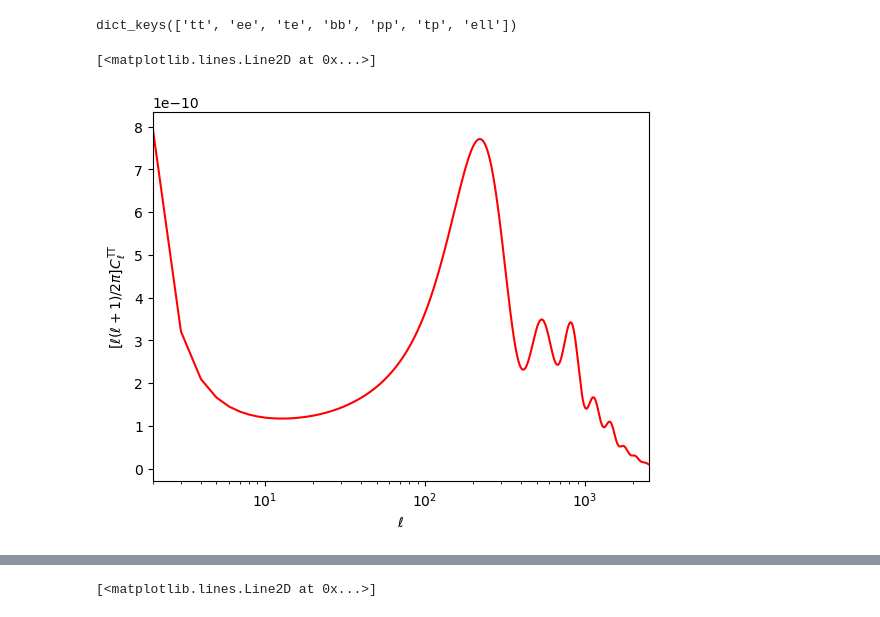
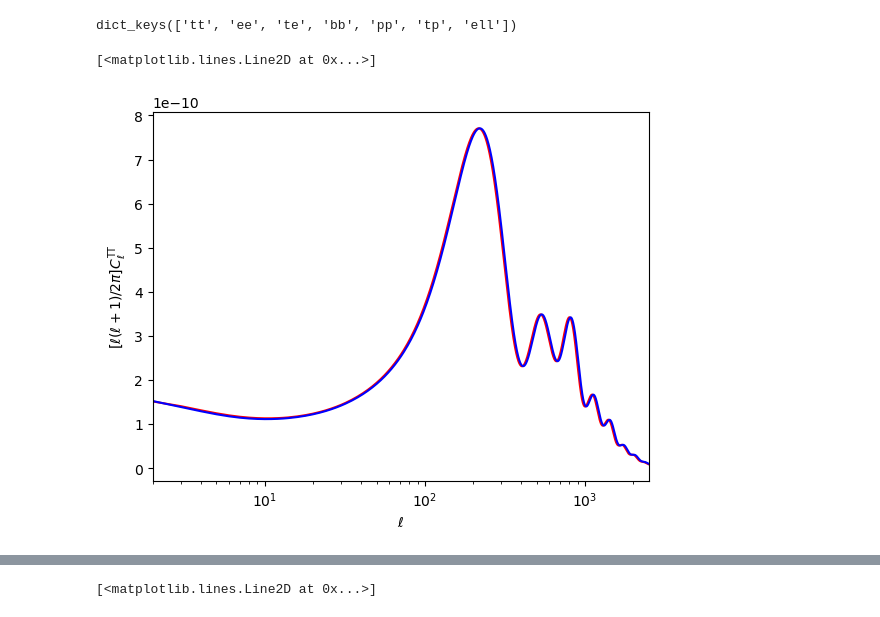
Before and after one commit to cosmosapjw-quantum/class_2209_02277, a Jupyter notebook: notebooks/warmup copy.ipynb, the cells around one changed output, grey strips where cells are left out. Saved outputs shown, nothing was run; the diff lists cells and outputs as text; code cells hidden in the pictures.

Commit message:
plotting

```diff
--- a/notebooks/warmup copy.ipynb
+++ b/notebooks/warmup copy.ipynb
@@ -5,17 +5,32 @@ from classy import Class
 # create instance of the class "Class"
 LambdaCDM = Class()
 # pass input parameters
-LambdaCDM.set({'omega_b':0.0223828,'omega_cdm':0.1201075,'h':0.67810,'A_s':2.100549e-09,'n_s':0.9660499,'tau_reio':0.05430842})
+LambdaCDM.set({'omega_b':0.0223828,'omega_cdm':0.1201075,'h':0.74,'A_s':2.100549e-09,'n_s':0.9660499,'tau_reio':0.05430842})
 LambdaCDM.set({'output':'tCl,pCl,lCl,mPk','lensing':'yes','P_k_max_1/Mpc':3.0})
-LambdaCDM.set({'inverse_omega':3e-5,'scalmass_in_planck':1e-5})
+LambdaCDM.set({'inverse_omega':0,'scalmass_in_planck':0})
 LambdaCDM.set({'modes':'s,t','A_s':2.100549e-09,'r':0.01})
 # run class
 LambdaCDM.compute()
+
+# create instance of the class "Class"
+LambdaCDM1 = Class()
+# pass input parameters
+LambdaCDM1.set({'omega_b':0.0223828,'omega_cdm':0.1201075,'h':0.67810,'A_s':2.100549e-09,'n_s':0.9660499,'tau_reio':0.05430842})
+LambdaCDM1.set({'output':'tCl,pCl,lCl,mPk','lensing':'yes','P_k_max_1/Mpc':3.0})
+LambdaCDM1.set({'inverse_omega':1,'scalmass_in_planck':2.3e-8})
+LambdaCDM1.set({'modes':'s,t','A_s':2.100549e-09,'r':0.01})
+# run class
+LambdaCDM1.compute()
 # %%
 # get all C_l output
 cls = LambdaCDM.lensed_cl(2500)
 # To check the format of cls
 cls.keys()
+
+# get all C_l output
+cls1 = LambdaCDM1.lensed_cl(2500)
+# To check the format of cls
+cls1.keys()
 # %% [output]
 dict_keys(['tt', 'ee', 'te', 'bb', 'pp', 'tp', 'ell'])
 # %%
@@ -23,6 +38,11 @@ ll = cls['ell'][2:]
 clTT = cls['tt'][2:]
 clEE = cls['ee'][2:]
 clPP = cls['pp'][2:]
+
+ll1 = cls1['ell'][2:]
+clTT1 = cls1['tt'][2:]
+clEE1 = cls1['ee'][2:]
+clPP1 = cls1['pp'][2:]
 # %%
 # uncomment to get plots displayed in notebook
 %matplotlib inline
@@ -31,10 +51,11 @@ from math import pi
 # %%
 # plot C_l^TT
 plt.figure(1)
 plt.xscale('log');plt.yscale('linear');plt.xlim(2,2500)
 plt.xlabel(r'$\ell$')
 plt.ylabel(r'$[\ell(\ell+1)/2\pi]  C_\ell^\mathrm{TT}$')
 plt.plot(ll,clTT*ll*(ll+1)/2./pi,'r-')
+plt.plot(ll1,clTT1*ll1*(ll1+1)/2./pi,'b-')
 # %% [output]
 [<matplotlib.lines.Line2D at 0x...>]
-[figure, old version]
+[figure, new version]
```
Also changed, not shown: parts of 1 cell of this notebook, 8 other files.
